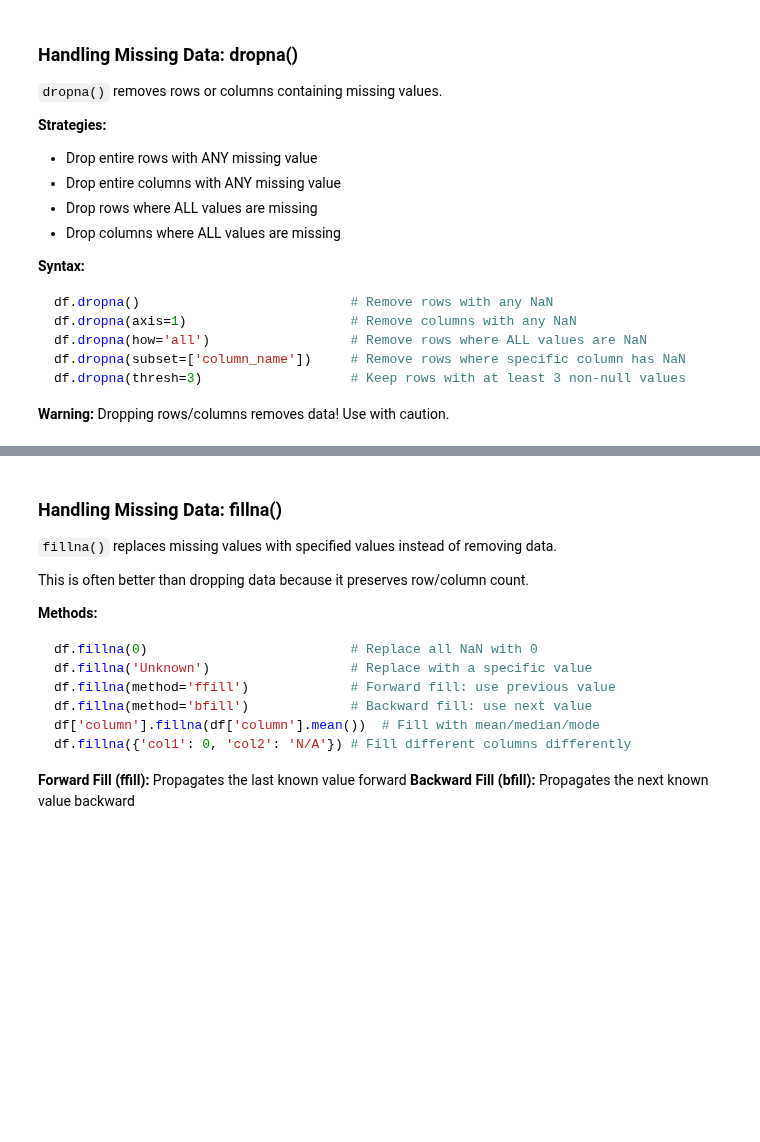
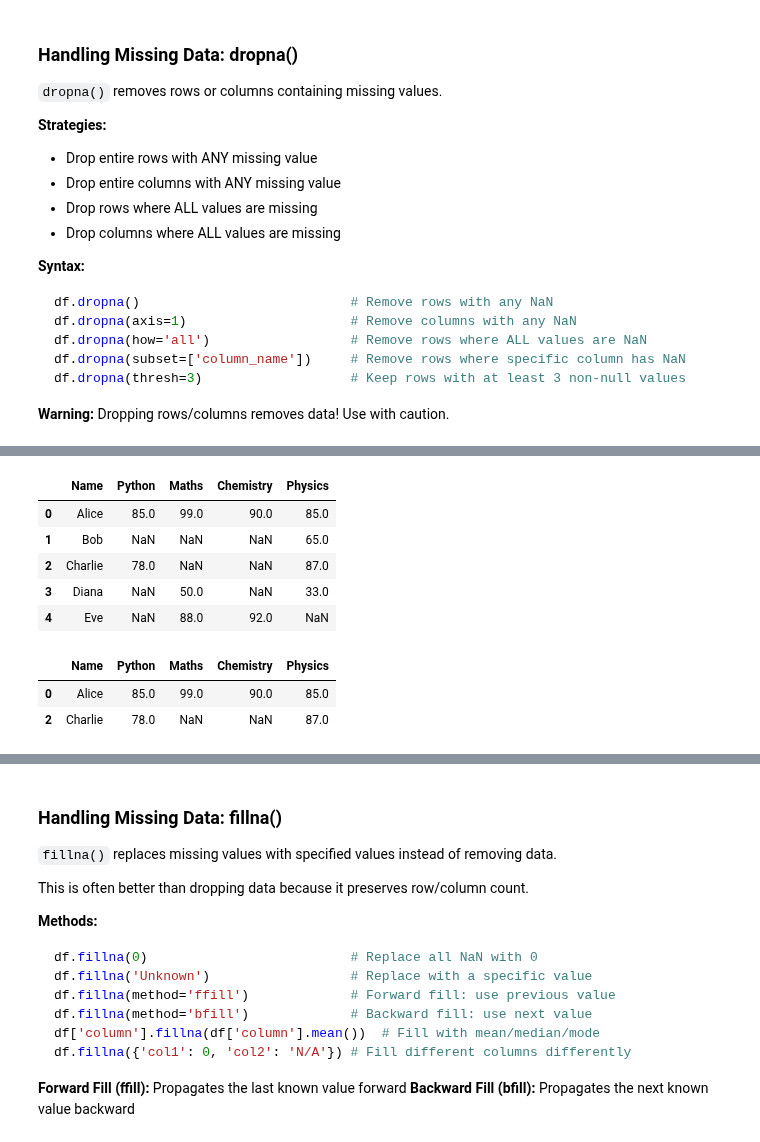
Before and after one commit to patzer-adi/Python_Workspace, a Jupyter notebook: Aditya_SEM_3_assignments/Pandas_workshop/pandas_workbook.ipynb, the cells around one changed output, grey strips where cells are left out. Drawn from its saved outputs; the diff is of its cells as text; code cells hidden in the pictures; blank space fills up the shorter version.

```diff
--- a/Aditya_SEM_3_assignments/Pandas_workshop/pandas_workbook.ipynb
+++ b/Aditya_SEM_3_assignments/Pandas_workshop/pandas_workbook.ipynb
@@ -1210,0 +1238,15 @@ df.dropna(thresh=3)                   # Keep rows with at least 3 non-null value
+# %%
+students_with_missing.dropna(how='all')
+# %% [output]
+|  | Name | Python | Maths | Chemistry | Physics |
+| 0 | Alice | 85.0 | 99.0 | 90.0 | 85.0 |
+| 1 | Bob | NaN | NaN | NaN | 65.0 |
+| 2 | Charlie | 78.0 | NaN | NaN | 87.0 |
+| 3 | Diana | NaN | 50.0 | NaN | 33.0 |
+| 4 | Eve | NaN | 88.0 | 92.0 | NaN |
+# %%
+students_with_missing.dropna(subset=['Python'])
+# %% [output]
+|  | Name | Python | Maths | Chemistry | Physics |
+| 0 | Alice | 85.0 | 99.0 | 90.0 | 85.0 |
+| 2 | Charlie | 78.0 | NaN | NaN | 87.0 |
```
Also changed, not shown: parts of 24 cells of this notebook, 12 other files.
